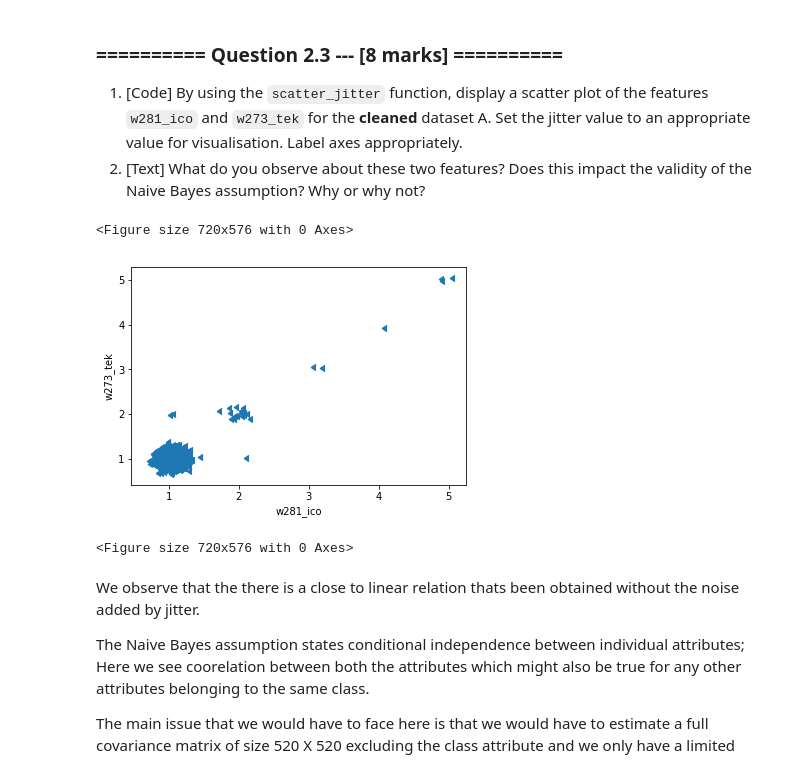
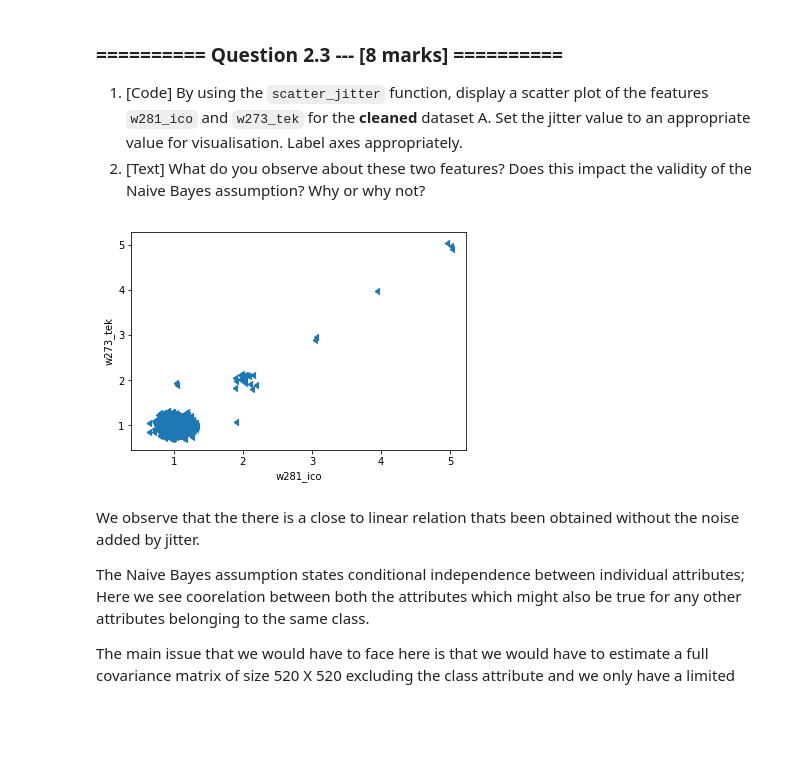
Before and after one commit to ishanparikh/IAML2018, a Jupyter notebook: Assignments/01_Analysis.ipynb, the cells around one changed output. Drawn from its saved outputs; the diff is of its cells as text; code cells hidden in the pictures; blank space fills up the shorter version.

```diff
--- a/Assignments/01_Analysis.ipynb
+++ b/Assignments/01_Analysis.ipynb
@@ -395,13 +395,12 @@ Where  $\varpropto$ denotes proportionality.
 # %%
 # (1) # Your Code goes here:
 ax = scatter_jitter(news_train['w281_ico'],news_train['w273_tek'],jitter=.5 )
 plt.xlabel('w281_ico')
 plt.ylabel('w273_tek')
-plt.figure(figsize=(10,8))
+# plt.figure(figsize=(10,8))
+plt.show()
 # %% [output]
-<Figure size 720x576 with 0 Axes>
-[figure, old version]
+[figure, new version]
-<Figure size 720x576 with 0 Axes>
 # %% [markdown]
 We observe that the there is a close to linear relation thats been obtained without the noise added by jitter.
 
```
Also changed, not shown: parts of 7 cells of this notebook.
